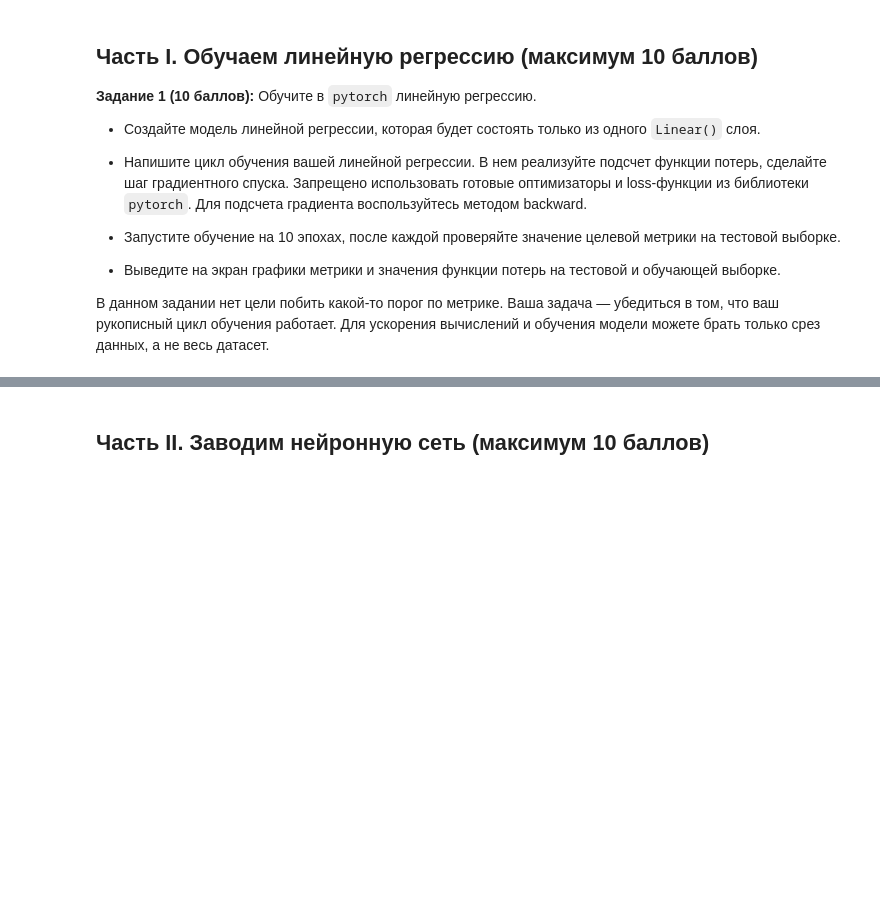
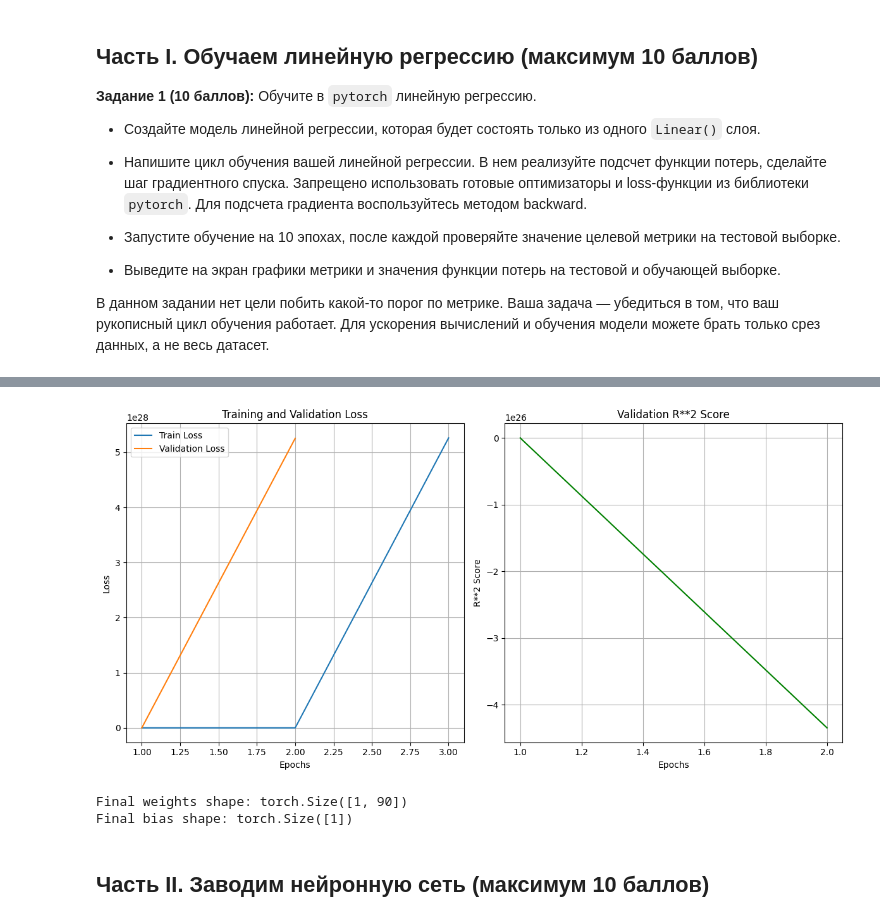
Before and after one commit to pixi2102/iad-intro-ds, a Jupyter notebook: 2025/homeworks/homework_01.ipynb, the cells around one changed output, grey strips where cells are left out. Saved outputs shown, nothing was run; the diff lists cells and outputs as text; code cells hidden in the pictures; blank space fills up the shorter version.

```diff
--- a/2025/homeworks/homework_01.ipynb
+++ b/2025/homeworks/homework_01.ipynb
@@ -248,0 +247,5 @@ X_train.shape, X_val.shape
+# %%
+X_train_tensor = torch.tensor(X_train, dtype=torch.float32)
+y_train_tensor = torch.tensor(y_train, dtype=torch.float32).view(-1, 1)
+X_val_tensor = torch.tensor(X_val, dtype=torch.float32)
+y_val_tensor = torch.tensor(y_val, dtype=torch.float32).view(-1, 1)
@@ -249,3 +304,31 @@ X_train.shape, X_val.shape
+# %%
+plt.figure(figsize=(12, 6))
+
+plt.subplot(1, 2, 1)
+plt.plot(range(1, 11), train_losses, label='Train Loss')
+plt.plot(range(1, 11), val_losses, label='Validation Loss')
+plt.xlabel('Epochs')
+plt.ylabel('Loss')
+plt.title('Training and Validation Loss')
+plt.legend()
+plt.grid(True)
+
+plt.subplot(1, 2, 2)
+plt.plot(range(1, 11), val_metrics, label='R**2 Score', color='green')
+plt.xlabel('Epochs')
+plt.ylabel('R**2 Score')
+plt.title('Validation R**2 Score')
+plt.grid(True)
+
+plt.tight_layout()
+plt.show()
+
+print("\nFinal weights shape:", model.linear.weight.shape)
+print("Final bias shape:", model.linear.bias.shape)
+# %% [output]
+[figure, added]
+Final weights shape: torch.Size([1, 90])
+Final bias shape: torch.Size([1])
 # %% [markdown]
 ## Часть II. Заводим нейронную сеть (максимум 10 баллов)
 # %% [markdown]
```
Also changed, not shown: parts of 9 cells of this notebook.
